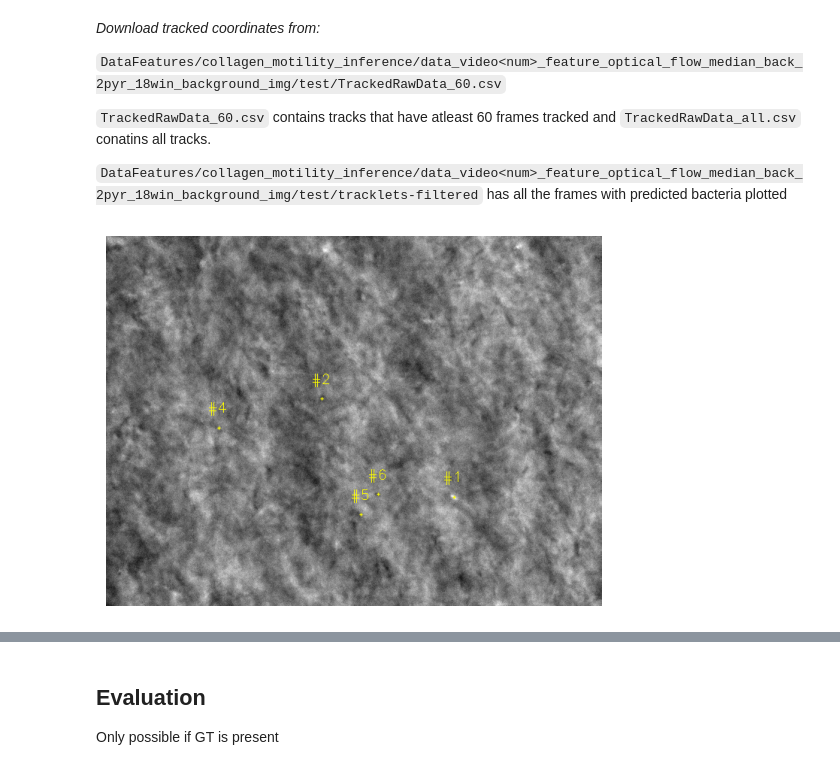
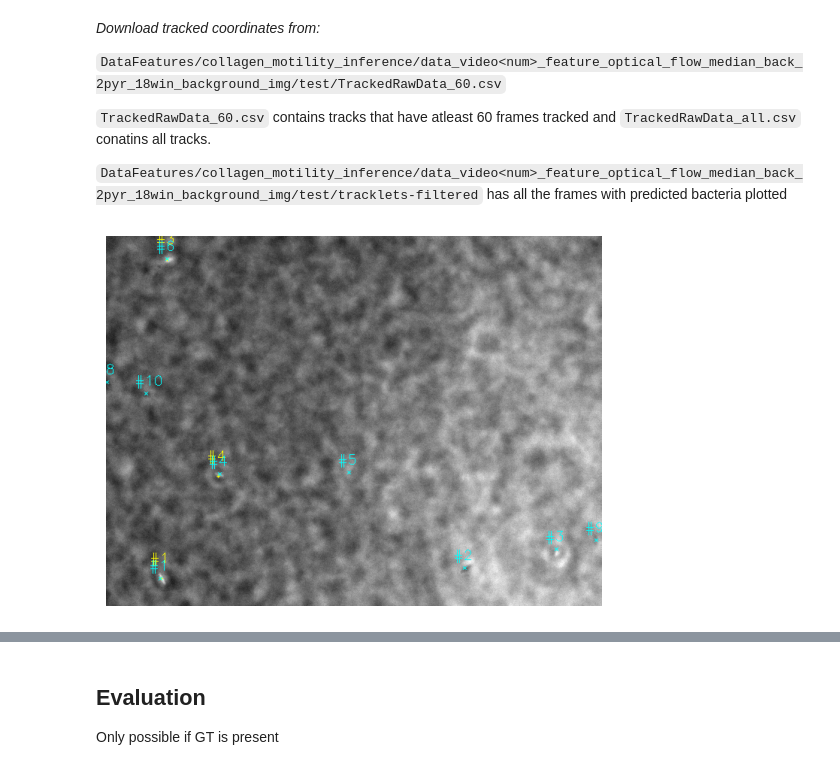
Before and after one commit to sawhney-medha/MEMTrack, a Jupyter notebook: tutorial/Inference.ipynb, the cells around one changed output, grey strips where cells are left out. Saved outputs shown, nothing was run; the diff lists cells and outputs as text; code cells hidden in the pictures.

```diff
--- a/tutorial/Inference.ipynb
+++ b/tutorial/Inference.ipynb
@@ -201,10 +167,10 @@ video_num: 2
 # %%
 import matplotlib.pyplot as plt
 import matplotlib.image as mpimg
 
-img = mpimg.imread("DataFeatures/collagen_motility_inference/data_video1_feature_optical_flow_median_back_2pyr_18win_background_img/test/tracklets-filtered/0.png")
+img = mpimg.imread("DataFeatures/collagen_motility_inference/data_video2_feature_optical_flow_median_back_2pyr_18win_background_img/test/tracklets-filtered/9.png")
 plt.imshow(img)
 plt.axis('off')
 plt.show()
 # %% [output]
-[figure, old version]
+[figure, new version]
```
Also changed, not shown: parts of 14 cells of this notebook, 3 other files.
